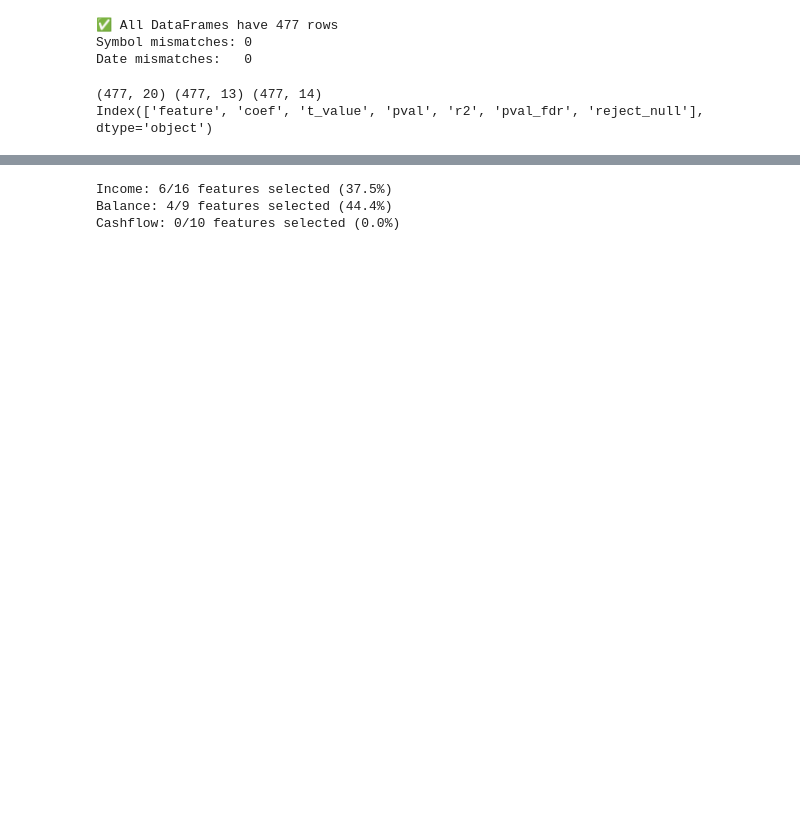
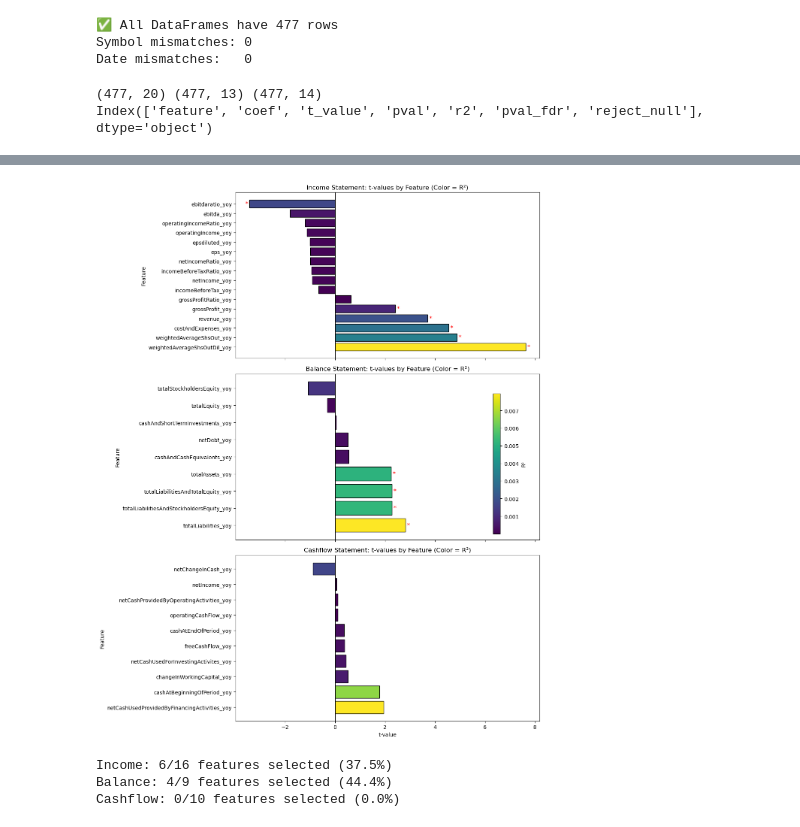
Before and after one commit to Nicholas-Sanso/SPY_Behavior, a Jupyter notebook: contextualizing_pricing_2 copy.ipynb, the cells around one changed output, grey strips where cells are left out. Saved outputs shown, nothing was run; the diff lists cells and outputs as text; code cells hidden in the pictures; blank space fills up the shorter version.

```diff
--- a/contextualizing_pricing_2 copy.ipynb
+++ b/contextualizing_pricing_2 copy.ipynb
@@ -356,7 +361,3 @@ plot_distribution(cashflow_post_nans, "Cashflow")
 [figure]
 [figure]
 [figure]
-# %%
-# Step 1: Keep only common (symbol, date) pairs
-for df in [income_post_nans, balance_post_nans, cashflow_post_nans,pe_data]:
-    df["symbol_date"] = list(zip(df["symbol"], df["date"]))
@@ -568,3 +552,74 @@ plt.show()
+# %%
+import matplotlib.pyplot as plt
+import matplotlib as mpl
+import pandas as pd
+
+# Combine for convenience, but we’ll split by statement type
+plot_df = pd.concat([
+    income_univariate.assign(statement_type='Income'),
+    balance_univariate.assign(statement_type='Balance'),
+    cashflow_univariate.assign(statement_type='Cashflow')
+], ignore_index=True)
+
+statement_order = ['Income', 'Balance', 'Cashflow']
+n_statements = len(statement_order)
+
+# Create subplots (one per statement type)
+fig, axes = plt.subplots(n_statements, 1, figsize=(12, 5*n_statements), sharex=True)
+
+for i, statement in enumerate(statement_order):
+    ax = axes[i]
+
+    # Subset for this statement
+    df = plot_df[plot_df['statement_type'] == statement].copy()
+
+    # Sort by absolute t-value descending
+    df = df.sort_values('t_value', ascending=False).reset_index(drop=True)
+
+    # Normalize r² for color mapping
+    norm = mpl.colors.Normalize(vmin=df['r2'].min(), vmax=df['r2'].max())
+    cmap = mpl.cm.viridis
+    colors = [cmap(norm(val)) for val in df['r2']]
+
+    # Y positions
+    y_pos = range(len(df))
+
+    # Horizontal bar chart
+    ax.barh(y=y_pos, width=df['t_value'], color=colors, edgecolor='black')
+
+    # Highlight significant features
+    for idx, row in enumerate(df.itertuples()):
+        if row.reject_null:
+            ax.text(
+                x=row.t_value + (0.05 if row.t_value>0 else -0.05),
+                y=idx,
+                s='*',
+                va='center',
+                ha='left' if row.t_value>0 else 'right',
+                color='red',
+                fontsize=12
+            )
+
+    # Y-axis labels
+    ax.set_yticks(y_pos)
+    ax.set_yticklabels(df['feature'], fontsize=10)
+    ax.axvline(0, color='black', linewidth=0.8)
+    ax.set_ylabel('Feature')
+    ax.set_title(f'{statement} Statement: t-values by Feature (Color = R²)')
+
+# Shared x-label
+axes[-1].set_xlabel('t-value')
+
+# Add a single colorbar
+sm = mpl.cm.ScalarMappable(cmap=cmap, norm=norm)
+sm.set_array([])
+cbar = fig.colorbar(sm, ax=axes, orientation='vertical', fraction=0.02, pad=0.01)
+cbar.set_label('R²')
+
+plt.tight_layout()
+plt.show()
+# %% [output]
+[figure, added]
 # %%
 def select_significant_features(univariate_results, merged_df,
                                 t_threshold=1.5, r2_threshold=0.01, p_threshold=0.1,
```
Also changed, not shown: parts of 9 cells of this notebook.
